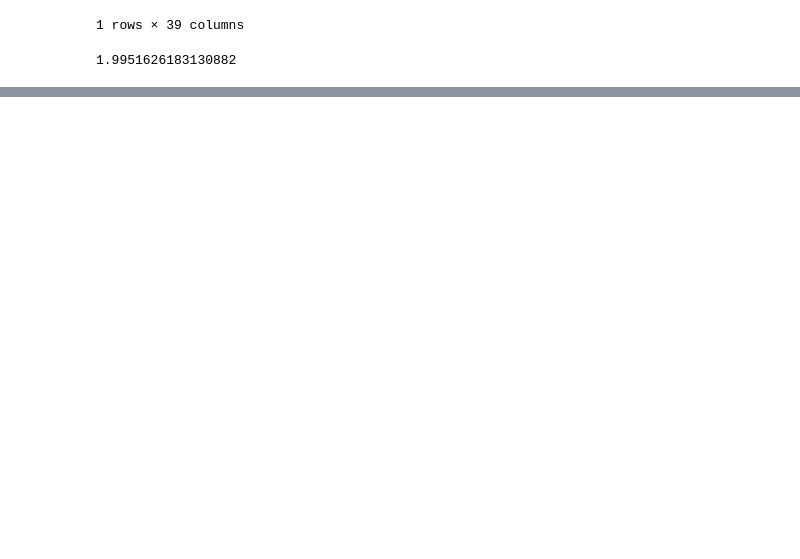
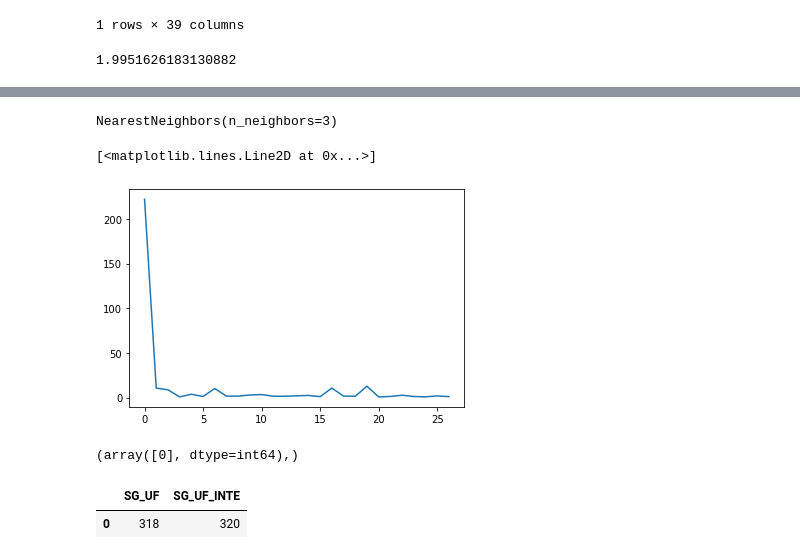
Before and after one commit to endhel/SRAG-Agrupamento-Deteccao-De-Anomalia, a Jupyter notebook: SRAG-Agrupamento-Deteccao-Anomalias.ipynb, the cells around one changed output, grey strips where cells are left out. Saved outputs shown, nothing was run; the diff lists cells and outputs as text; code cells hidden in the pictures; blank space fills up the shorter version.

```diff
--- a/SRAG-Agrupamento-Deteccao-Anomalias.ipynb
+++ b/SRAG-Agrupamento-Deteccao-Anomalias.ipynb
@@ -259,0 +312,5 @@ dtype: int64
+# %%
+estados = {'SG_UF': [318, 85, 83, 13, 32, 17, 59, 23, 18, 26, 25, 6, 6, 26, 9, 15, 68, 25, 12, 46, 13, 15, 29, 2, 3, 23, 3],
+        'SG_UF_INTE': [320, 86, 80, 13, 32, 17, 59, 23, 18, 19, 32, 6, 7, 27, 9, 16, 67, 25,  11, 46, 13, 15, 29, 2, 3, 21, 4]}
+df_estados = pd.DataFrame(estados)
+df_estados
@@ -468,0 +567,31 @@ distancias[600].mean()
+# %%
+# Instanciando o modelo considerando os 3 vizinhos mais próximos
+knn = NearestNeighbors(n_neighbors = 3)
+knn.fit(df_estados)
+# %% [output]
+NearestNeighbors(n_neighbors=3)
+# %%
+# distâncias e índices de k-vizinhos das saídas do modelo
+distancias, indices = knn.kneighbors(df_estados)
+
+# plot média de k-distâncias de cada observação
+# Os picos são potenciais anomalias no conjunto de dados
+plt.plot(distancias.mean(axis = 1))
+# %% [output]
+[<matplotlib.lines.Line2D at 0x...>]
+[figure, added]
+# %%
+# Visualizando o gráfico percebe-se que o registro mais anômalo está acima de 1.95 no eixo y.
+# Portanto, utilizaremos este valor como corte para filtrá-lo
+# A maior anomalia é o registro 600 da base de dados
+outlier_index = np.where(distancias.mean(axis = 1) > 200)
+outlier_index
+# %% [output]
+(array([0], dtype=int64),)
+# %%
+# O estado de São Paulo é a anomalia pois possui números absurdos de casos de SRAG e internações.
+outlier = df_estados.iloc[outlier_index]
+outlier
+# %% [output]
+|  | SG_UF | SG_UF_INTE |
+| 0 | 318 | 320 |
```
Also changed, not shown: parts of 20 cells of this notebook.
